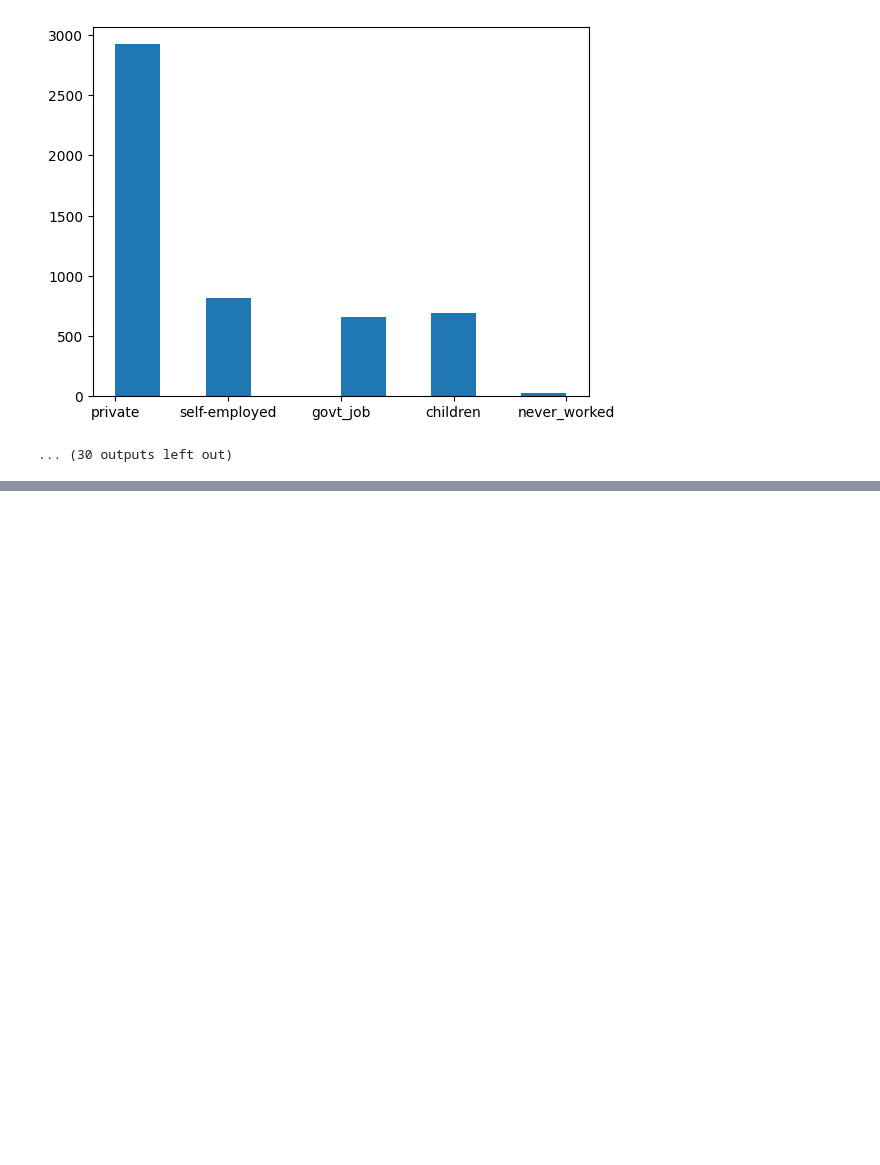
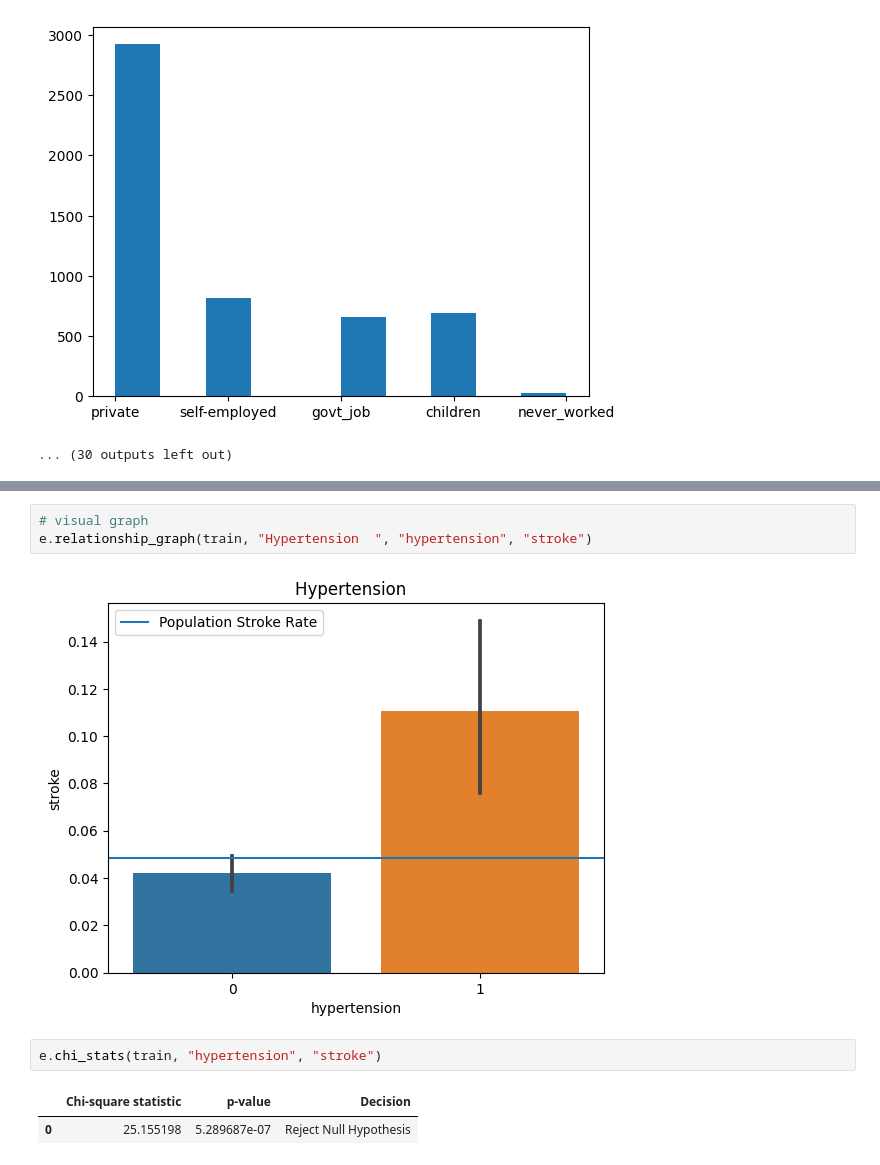
Before and after one commit to Keila-Camarillo/stroke_prediction, a Jupyter notebook: explore.ipynb, the cells around one changed output, grey strips where cells are left out. Drawn from its saved outputs; the diff is of its cells as text; blank space fills up the shorter version.

```diff
--- a/explore.ipynb
+++ b/explore.ipynb
@@ -60,0 +70,10 @@ NameError: name 'stats' is not defined
+# %%
+# visual graph
+e.relationship_graph(train, "Hypertension  ", "hypertension", "stroke")
+# %% [output]
+[figure, added]
+# %%
+e.chi_stats(train, "hypertension", "stroke")
+# %% [output]
+|  | Chi-square statistic | p-value | Decision |
+| 0 | 25.155198 | 5.289687e-07 | Reject Null Hypothesis |
```
Also changed, not shown: parts of 26 cells of this notebook, 2 other files.
